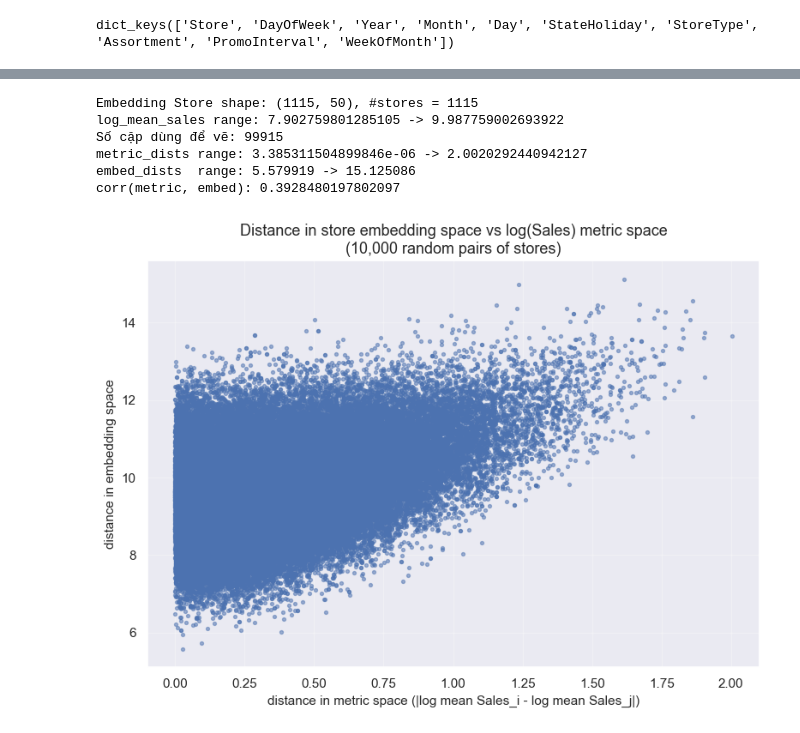
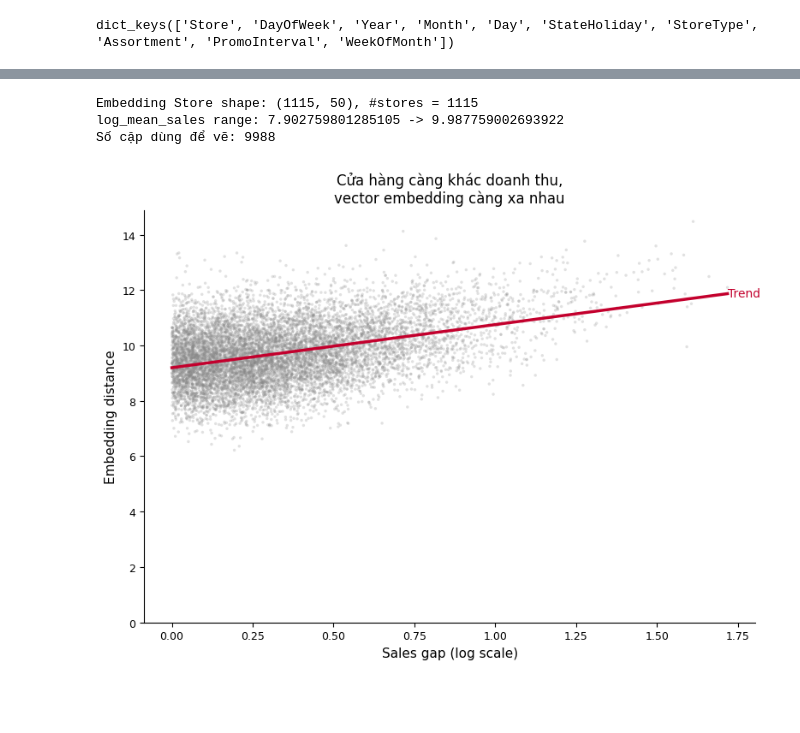
Before and after one commit to trantuan1701/Data_viz_final_project, a Jupyter notebook: Dataprep_comparation.ipynb, the cells around one changed output, grey strips where cells are left out. Saved outputs shown, nothing was run; the diff lists cells and outputs as text; code cells hidden in the pictures; blank space fills up the shorter version.

```diff
--- a/Dataprep_comparation.ipynb
+++ b/Dataprep_comparation.ipynb
@@ -527,47 +445,87 @@ log_mean_sales = np.log1p(mean_sales)   # thu nhỏ thang đo
 # Sắp xếp metric theo đúng thứ tự store_ids (khớp với W_store)
 log_metric_vals = log_mean_sales.loc[store_ids].values  # shape (n_stores,)
 
 print("log_mean_sales range:", log_metric_vals.min(), "->", log_metric_vals.max())
 
 # 3. Lấy 10 000 cặp store ngẫu nhiên & tính khoảng cách
-N_PAIRS = 100_000
+N_PAIRS = 10_000
 rng = np.random.default_rng(42)
 
 i_idx = rng.integers(0, n_stores, size=N_PAIRS)
 j_idx = rng.integers(0, n_stores, size=N_PAIRS)
 
 mask = i_idx != j_idx
 i_idx = i_idx[mask]
 j_idx = j_idx[mask]
 print("Số cặp dùng để vẽ:", len(i_idx))
 
 # distance trong metric space = |log_sales_i - log_sales_j|
 metric_dists = np.abs(log_metric_vals[i_idx] - log_metric_vals[j_idx])
 
 # distance trong embedding space = ||e_i - e_j||_2
 embed_dists = np.linalg.norm(W_store[i_idx] - W_store[j_idx], axis=1)
 
-print("metric_dists range:", metric_dists.min(), "->", metric_dists.max())
-print("embed_dists  range:", embed_dists.min(), "->", embed_dists.max())
-print("corr(metric, embed):", np.corrcoef(metric_dists, embed_dists)[0, 1])
+ROSSMANN_RED = "#C3002D"
+GRAY_DOT     = "#888888"
 
-# 4. Vẽ scatter giống Fig.2 (x = metric, y = embedding)
-plt.figure(figsize=(8, 6))
-plt.scatter(metric_dists, embed_dists, s=8, alpha=0.5)
+plt.style.use("default")
 
-plt.xlabel("distance in metric space (|log mean Sales_i - log mean Sales_j|)", fontsize=11)
-plt.ylabel("distance in embedding space", fontsize=11)
-plt.title("Distance in store embedding space vs log(Sales) metric space\n(10,000 random pairs of stores)",
-          fontsize=13)
+fig, ax = plt.subplots(figsize=(8, 6))
+fig.patch.set_facecolor("white")
+ax.set_facecolor("white")
 
-plt.grid(True, alpha=0.3)
+# 1) Scatter: background xám, rất nhạt
+ax.scatter(
+    metric_dists,
+    embed_dists,
+    s=6,
+    alpha=0.25,
+    color=GRAY_DOT,
+    edgecolors="none"
+)
+
+# 2) Đường xu hướng: FOCUS màu đỏ đậm
+coef = np.polyfit(metric_dists, embed_dists, deg=1)
+x_line = np.linspace(metric_dists.min(), metric_dists.max(), 200)
+y_line = coef[0] * x_line + coef[1]
+
+ax.plot(
+    x_line,
+    y_line,
+    linestyle="-",
+    linewidth=2.5,
+    color=ROSSMANN_RED
+)
+
+ax.text(
+    x_line[-1],
+    y_line[-1],
+    "Trend",
+    color=ROSSMANN_RED,
+    fontsize=10,
+    va="center",
+    ha="left"
+)
+
+# 3) Text tối giản
+ax.set_ylim(bottom=0)
+ax.set_xlabel("Sales gap (log scale)", fontsize=11)
+ax.set_ylabel("Embedding distance", fontsize=11)
+ax.set_title(
+    "Cửa hàng càng khác doanh thu,\nvector embedding càng xa nhau",
+    fontsize=12
+)
+
+# Declutter
+ax.grid(False)
+ax.spines["top"].set_visible(False)
+ax.spines["right"].set_visible(False)
+ax.tick_params(axis="both", labelsize=9)
+
 plt.tight_layout()
 plt.show()
 # %% [output]
 Embedding Store shape: (1115, 50), #stores = 1115
 log_mean_sales range: 7.902759801285105 -> 9.987759002693922
-Số cặp dùng để vẽ: 99915
-metric_dists range: 3.385311504899846e-06 -> 2.0020292440942127
-embed_dists  range: 5.579919 -> 15.125086
-corr(metric, embed): 0.3928480197802097
+Số cặp dùng để vẽ: 9988
-[figure, old version]
+[figure, new version]
```
Also changed, not shown: parts of 14 cells of this notebook, 5 other files.
